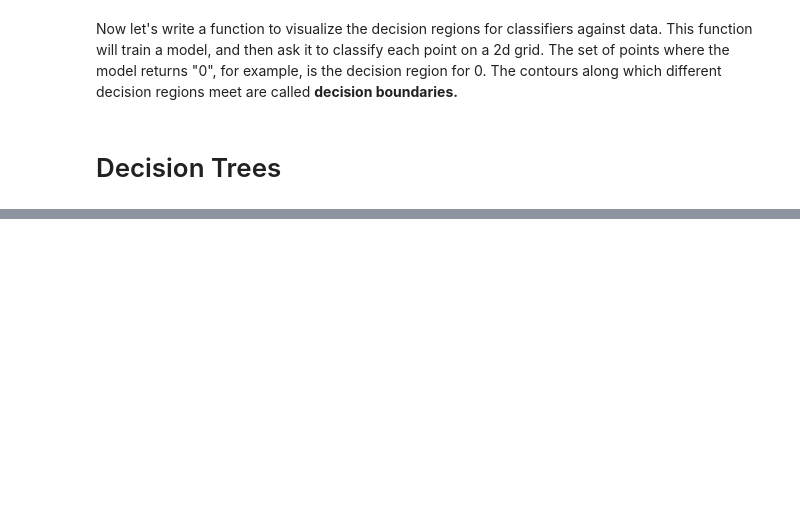
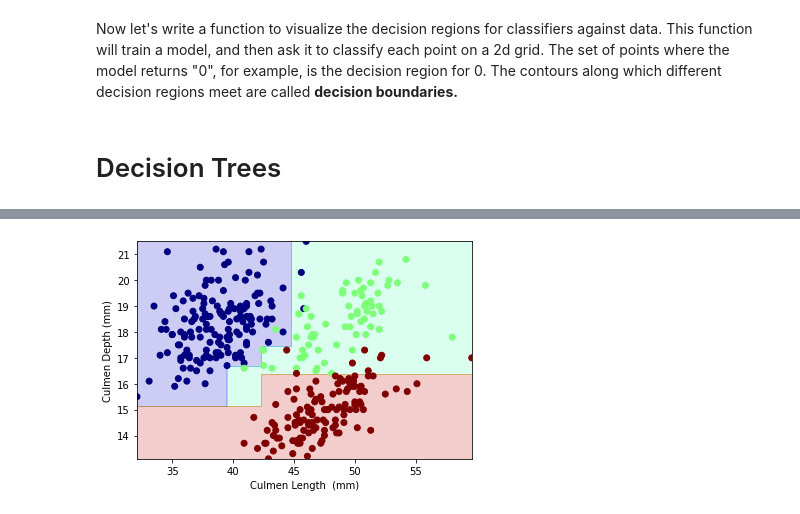
Before and after one commit to PhilChodrow/PIC16A, a Jupyter notebook: Content_Mike/LiveLectures/Notes0224.ipynb, the cells around one changed output, grey strips where cells are left out. Cells and saved outputs as stored; diff of their text form; code cells hidden in the pictures; blank space fills up the shorter version.

```diff
--- a/Content_Mike/LiveLectures/Notes0224.ipynb
+++ b/Content_Mike/LiveLectures/Notes0224.ipynb
@@ -139,0 +175,5 @@ def plot_regions(c,X,y):
+# %%
+T=tree.DecisionTreeClassifier(max_depth=4)
+plot_regions(T,X,y)
+# %% [output]
+[figure, added]
```
Also changed, not shown: parts of 21 cells of this notebook, 22 other files.
